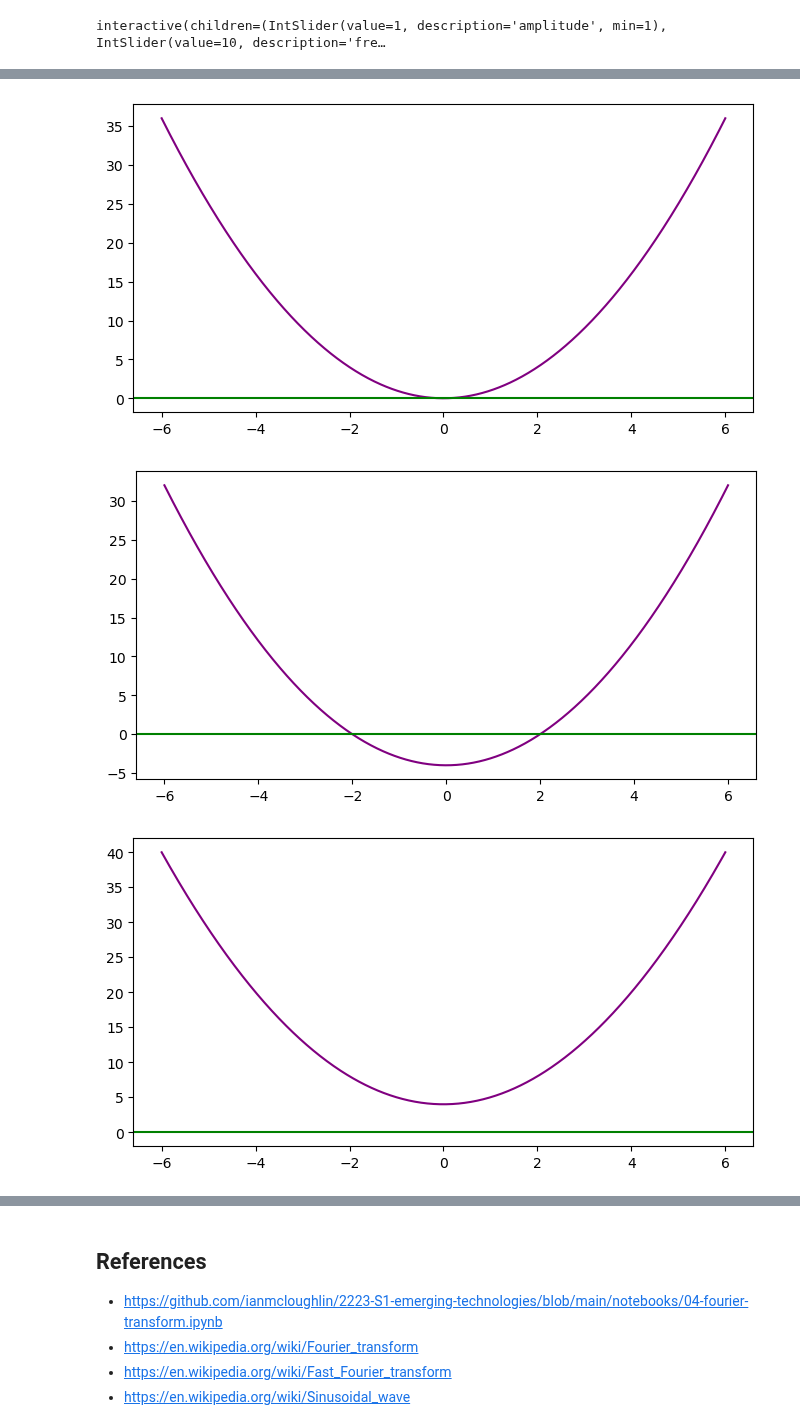
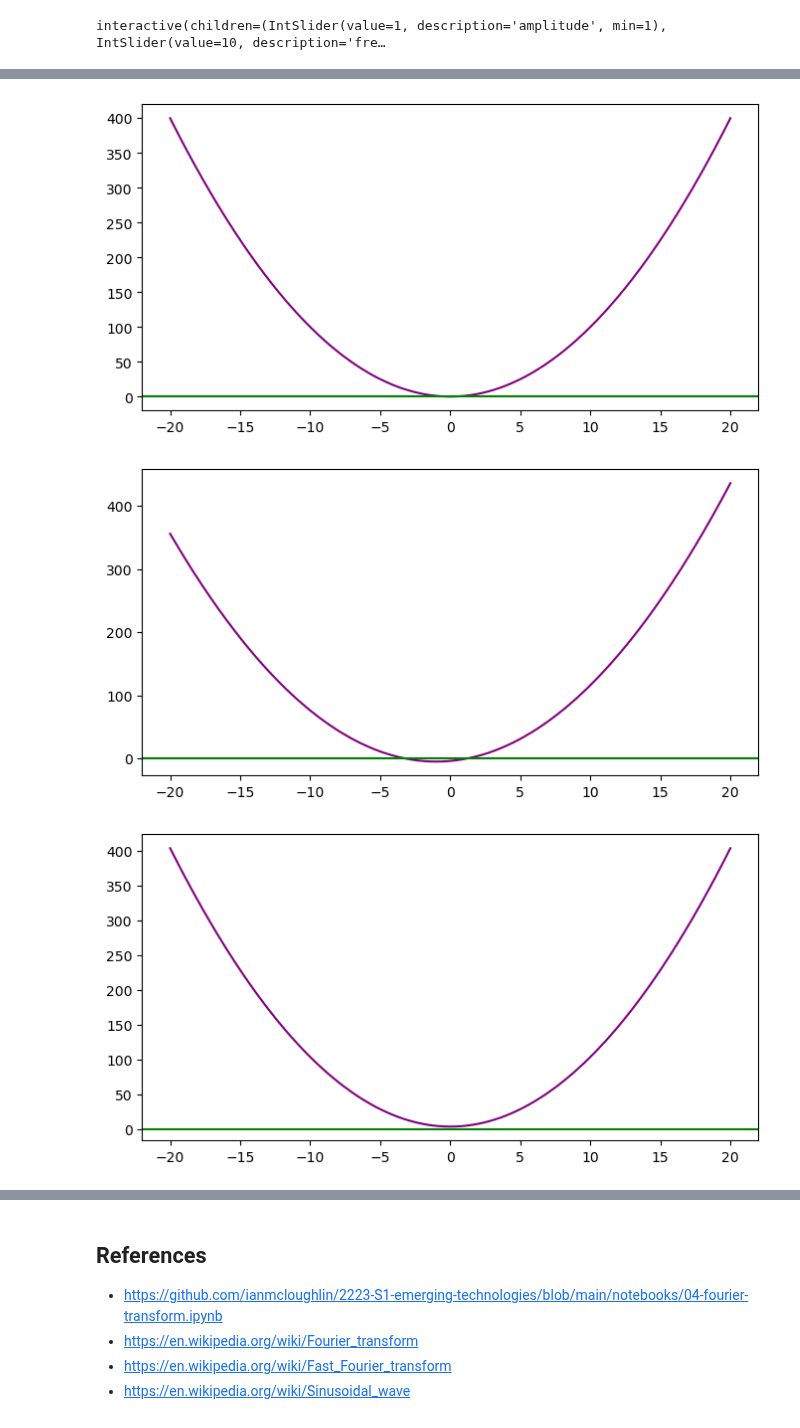
Before and after one commit to G00378925/emerging-technologies, a Jupyter notebook: notebooks/04-fourier-transform.ipynb, the cells around one changed output, grey strips where cells are left out. Drawn from its saved outputs; the diff is of its cells as text; code cells hidden in the pictures.

Commit message:
Adding quadratic formula explaination

```diff
--- a/notebooks/04-fourier-transform.ipynb
+++ b/notebooks/04-fourier-transform.ipynb
@@ -149,23 +158,18 @@ interactive(children=(IntSlider(value=1, description='amplitude', min=1), IntSli
 # %%
-dft_algorithm_list = [
-    (scipy.fft.fft, "scipy.fft.fft"),
-    # (numpy.fft.fft, "numpy.fft.fft"),
-    (dft, "My DFT Algorithm")
-]
-
 # Iterate over the list of DFT algorithms.
 for func, func_title in dft_algorithm_list:
     # Calculate the frequency domain using the current DFT function
-    frequency_domain = np.abs(func(my_signal))
+    frequency_domain_y = func(my_signal)
 
-    # Calculate the frequency vector using the sampling interval
-    frequency_vector = scipy.fft.fftfreq(time_vector.shape[-1], sample_interval)
+    # Calculate the frequency vector using the sample_spacing
+    frequency_domain_x = scipy.fft.fftfreq(sample_count, sample_spacing)[:len(frequency_domain_y)]
 
-    # Plot the frequency domain
-    fig, ax = plt.subplots(figsize=(8, 3))
+    # Plot the signal in the frequency domain
+    fig, ax = plt.subplots(figsize=(8, 4))
     ax.set_xlabel("Frequency (Hz)")
     ax.set_ylabel("Magnitude")
     ax.set_title(func_title)
-    ax.plot(frequency_vector, frequency_domain)
+
+    ax.plot(frequency_domain_x, np.abs(frequency_domain_y))
     plt.show()
 # %% [output]
@@ -178,24 +183,29 @@ Any quadratic function will produce a parabola when plotted.
 # %%
+# This is a list of quadratics to be plotted.
 quadratic_func_list = [
+    # X^2 + 0X + 0
     lambda x: x ** 2,
-    lambda x: (x ** 2) - 4,
+    # X^2 + 2X - 4
+    lambda x: (x ** 2) + (x * 2) - 4,
+    # X^2 + 0X + 4
     lambda x: (x ** 2) + 4,
-    lambda x: (-x ** 2) + 4
+    # -X^2 + 0X + 3
+    lambda x: (-x ** 2) + 3
 ]
 # %%
 # Range of x values.
-x = np.linspace(-6.0, 6.0, 1000)
+x = np.linspace(-20, 20, 1000)
 
 for quadratic_func in quadratic_func_list:
     # Create figure.
-    fig, ax = plt.subplots(figsize=(8,4))
+    fig, ax = plt.subplots(figsize=(8, 4))
 
     # Plot using matplotlib.
     ax.plot(x, quadratic_func(x), color="purple")
 
-    # Plot line across X axis at Y 0.
+    # Plot line across X axis at 0 on the Y axis.
     ax.axhline(0.0, color="green");
 # %% [output]
-[figure, old version]
+[figure, new version]
-[figure, old version]
+[figure, new version]
-[figure, old version]
+[figure, new version]
```
Also changed, not shown: parts of 19 cells of this notebook.
